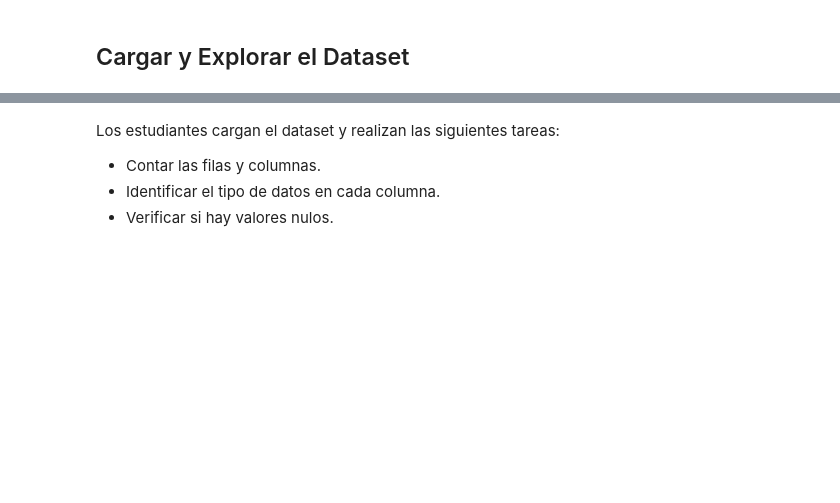
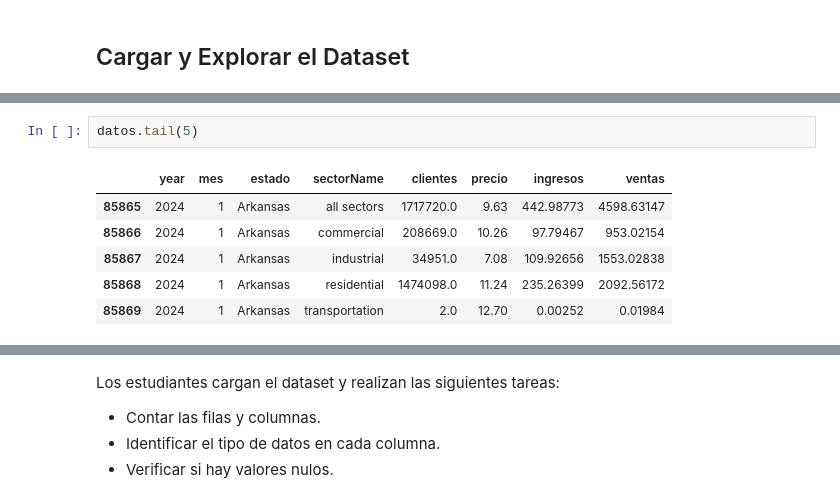
Before and after one commit to KevinrealG/Analisis-con-Python, a Jupyter notebook: Clase_6.ipynb, the cells around one changed output, grey strips where cells are left out. Saved outputs shown, nothing was run; the diff lists cells and outputs as text; blank space fills up the shorter version.

```diff
--- a/Clase_6.ipynb
+++ b/Clase_6.ipynb
@@ -350,2 +361,11 @@ datos.head()
+# %%
+datos.tail(5)
+# %% [output]
+|  | year | mes | estado | sectorName | clientes | precio | ingresos | ventas |
+| 85865 | 2024 | 1 | Arkansas | all sectors | 1717720.0 | 9.63 | 442.98773 | 4598.63147 |
+| 85866 | 2024 | 1 | Arkansas | commercial | 208669.0 | 10.26 | 97.79467 | 953.02154 |
+| 85867 | 2024 | 1 | Arkansas | industrial | 34951.0 | 7.08 | 109.92656 | 1553.02838 |
+| 85868 | 2024 | 1 | Arkansas | residential | 1474098.0 | 11.24 | 235.26399 | 2092.56172 |
+| 85869 | 2024 | 1 | Arkansas | transportation | 2.0 | 12.70 | 0.00252 | 0.01984 |
 # %%
 #Información del dataset:
```
Also changed, not shown: parts of 8 cells of this notebook, 3 other files.
